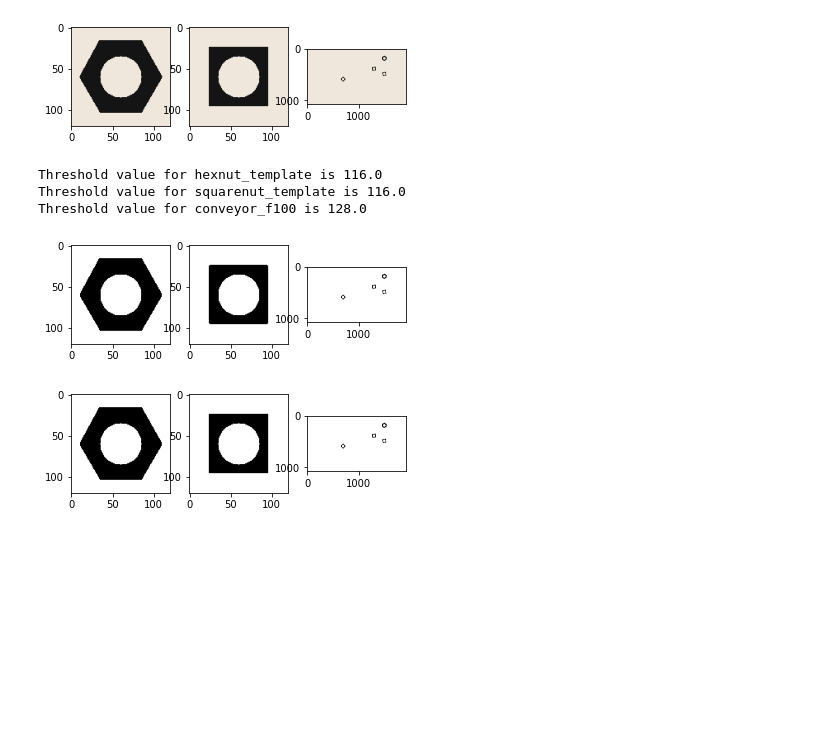
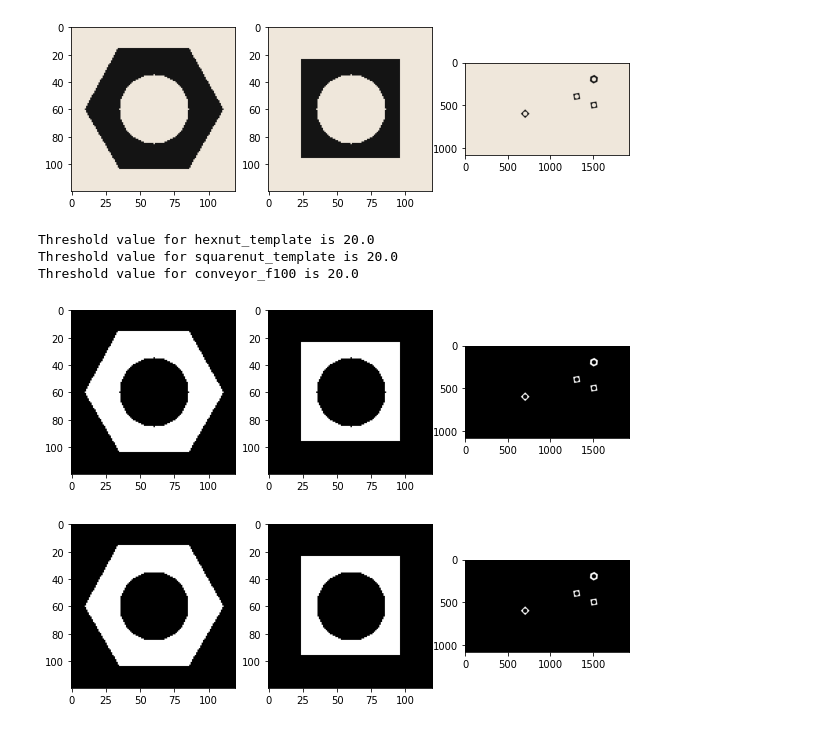
Before and after one commit to Dinuka-1999/Assignment, a Jupyter notebook: new_assignment3/190639B_A03.ipynb, the cells around one changed output. Cells and saved outputs as stored; diff of their text form; code cells hidden in the pictures; blank space fills up the shorter version.

```diff
--- a/new_assignment3/190639B_A03.ipynb
+++ b/new_assignment3/190639B_A03.ipynb
@@ -1,52 +1,53 @@
 # %%
 import cv2 as cv
 import numpy as np
 import matplotlib.pyplot as plt
 
 hexnut_template = cv.imread('hexnut_template.png', cv.IMREAD_COLOR)
 squarenut_template = cv.imread('squarenut_template.png', cv.IMREAD_COLOR)
 conveyor_f100 = cv.imread('conveyor_f100.png', cv.IMREAD_COLOR)
-fig, ax = plt. subplots(1,3)
+fig, ax = plt. subplots(1,3,figsize=(10,5))
 ax[0].imshow(cv.cvtColor(hexnut_template, cv.COLOR_RGB2BGR))
 ax[1].imshow(cv.cvtColor(squarenut_template, cv.COLOR_RGB2BGR))
 ax[2].imshow(cv.cvtColor(conveyor_f100, cv.COLOR_RGB2BGR))
 plt.show()
 # %% [output]
-[figure, old version]
+[figure, new version]
 # %%
 hexnut_template_gray=cv.cvtColor(hexnut_template,cv.COLOR_BGR2GRAY)
 squarenut_template_gray=cv.cvtColor(squarenut_template,cv.COLOR_BGR2GRAY)
 conveyor_f100_gray=cv.cvtColor(conveyor_f100,cv.COLOR_BGR2GRAY)
 
-blur1 = cv.GaussianBlur(hexnut_template_gray,(5,5),0)
-ret1,th1 = cv.threshold(blur1,0,255,cv.THRESH_BINARY+cv.THRESH_OTSU)
-blur2 = cv.GaussianBlur(squarenut_template_gray,(5,5),0)
-ret2,th2 = cv.threshold(blur2,0,255,cv.THRESH_BINARY+cv.THRESH_OTSU)
-blur3 = cv.GaussianBlur(conveyor_f100_gray,(5,5),0)
-ret3,th3 = cv.threshold(blur3,0,255,cv.THRESH_BINARY+cv.THRESH_OTSU)
+#blur1 = cv.GaussianBlur(hexnut_template_gray,(5,5),0)
+ret1,th1 = cv.threshold(hexnut_template_gray,0,255,cv.THRESH_BINARY+cv.THRESH_OTSU)
+#blur2 = cv.GaussianBlur(squarenut_template_gray,(5,5),0)
+ret2,th2 = cv.threshold(squarenut_template_gray,0,255,cv.THRESH_BINARY+cv.THRESH_OTSU)
+#blur3 = cv.GaussianBlur(conveyor_f100_gray,(5,5),0)
+ret3,th3 = cv.threshold(conveyor_f100_gray,0,255,cv.THRESH_BINARY+cv.THRESH_OTSU)
+th1,th2,th3=cv.bitwise_not(th1),cv.bitwise_not(th2),cv.bitwise_not(th3)
 
 print("Threshold value for hexnut_template is",ret1)
 print("Threshold value for squarenut_template is",ret2)
 print("Threshold value for conveyor_f100 is",ret3)
-fig, ax = plt. subplots(1,3)
+fig, ax = plt. subplots(1,3,figsize=(10,5))
 ax[0].imshow(th1,cmap='gray')
 ax[1].imshow(th2,cmap='gray')
 ax[2].imshow(th3,cmap='gray')
 plt.show()
 # %% [output]
-Threshold value for hexnut_template is 116.0
-Threshold value for squarenut_template is 116.0
-Threshold value for conveyor_f100 is 128.0
+Threshold value for hexnut_template is 20.0
+Threshold value for squarenut_template is 20.0
+Threshold value for conveyor_f100 is 20.0
-[figure, old version]
+[figure, new version]
 # %%
 kernel=np.ones((3,3),np.uint8)
-closing1= cv.morphologyEx(hexnut_template_gray,cv.MORPH_CLOSE,kernel)
-closing2= cv.morphologyEx(squarenut_template_gray, cv.MORPH_CLOSE, kernel)
-closing3= cv.morphologyEx(conveyor_f100_gray, cv.MORPH_CLOSE, kernel)
-fig, ax = plt. subplots(1,3)
+closing1= cv.morphologyEx(th1,cv.MORPH_CLOSE,kernel)
+closing2= cv.morphologyEx(th2, cv.MORPH_CLOSE, kernel)
+closing3= cv.morphologyEx(th3, cv.MORPH_CLOSE, kernel)
+fig, ax = plt. subplots(1,3,figsize=(10,5))
 ax[0].imshow(closing1,cmap='gray')
 ax[1].imshow(closing2,cmap='gray')
 ax[2].imshow(closing3,cmap='gray')
 plt.show()
 # %% [output]
-[figure, old version]
+[figure, new version]
```
Also changed, not shown: parts of 2 cells of this notebook.
